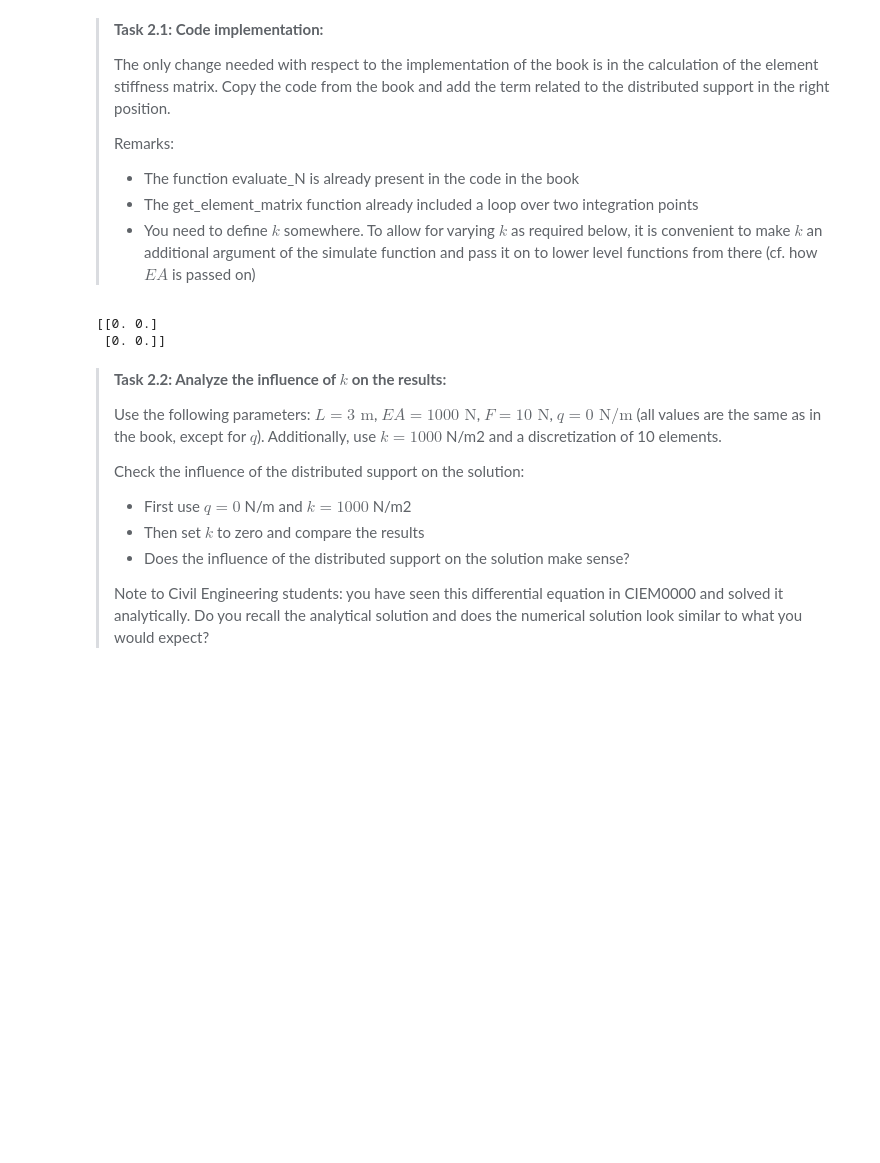
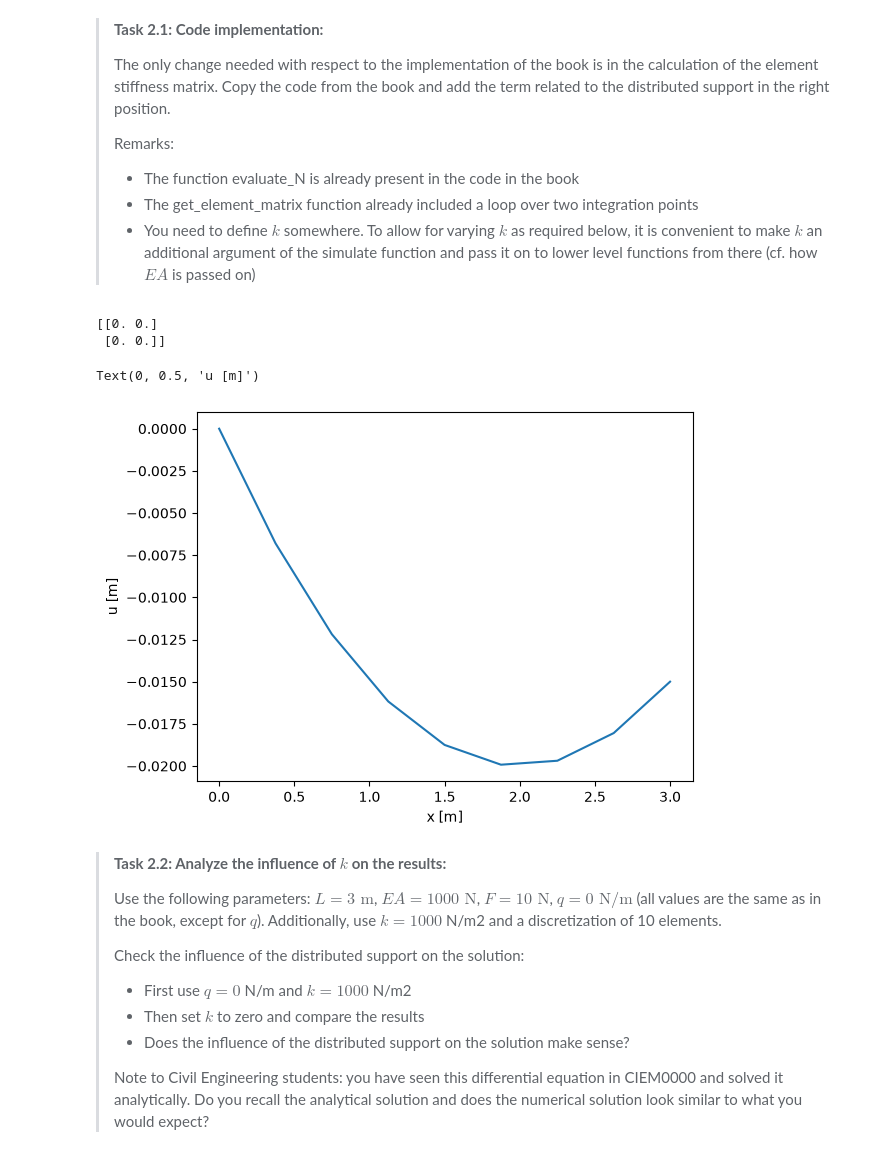
Before and after one commit to Tony-Davison/WS2.2, a Jupyter notebook: all_files_WS_2_2/WS_2_2.ipynb, the cells around one changed output. Cells and saved outputs as stored; diff of their text form; code cells hidden in the pictures; blank space fills up the shorter version.

```diff
--- a/all_files_WS_2_2/WS_2_2.ipynb
+++ b/all_files_WS_2_2/WS_2_2.ipynb
@@ -90,7 +90,7 @@ def get_element_matrix(EA,k, dx):
     for x_i, w_i in zip(integration_locations, integration_weights):
         B = evaluate_B(x_i, dx)
         N = evaluate_N(x_i,dx)
-        K_loc += EA * B.T @ B * w_i + k * N.T @ N
+        K_loc += (EA * (B.T @ B)  + k * (N.T @ N) )* w_i
 
     return K_loc
 
@@ -116,22 +116,22 @@ def get_element_force(q, dx):
     return f_loc
 
 def get_nodes_for_element(ie):
+
     return np.array([ie,ie+1])
 
-elnodes = get_nodes_for_element(i)
-K_global[np.ix_(elnodes, elnodes)] += get_element_matrix(EA, dx)
+
 
 # - The length of the rod "rod_length"
 # - The number of elements "n_el"
 # - The stiffness of the rod "EA"
-def assemble_global_K(rod_length, n_el, EA):
+def assemble_global_K(rod_length, n_el, EA, k):
     n_DOF = n_el+1
     dx = rod_length/n_el
     K_global = np.zeros((n_DOF, n_DOF))
 
     for i in range(n_el):
         elnodes = get_nodes_for_element(i)
-        K_global[np.ix_(elnodes,elnodes)] += get_element_matrix(EA, dx)
+        K_global[np.ix_(elnodes,elnodes)] += get_element_matrix(EA, k,dx)
 
     return K_global
 
@@ -149,6 +149,48 @@ def assemble_global_f(rod_length, n_el, q):
         f_global[elnodes] += get_element_force(q, dx)
 
     return f_global
+# %%
+def simulate(n_element,
+             k,
+             q_load,  # number of elements
+             length=3,     # length of the domain
+             EA=1e3,       # axial stiffness
+             F_right=10,   # load applied at x=L
+
+               # distributed load
+    ):
+
+    n_node = n_element + 1 # number of nodes
+
+    dx = length/n_element
+    x = np.linspace(0,length,n_node)
+
+    # Assmemble K for the rod problem
+    K = assemble_global_K(length, n_element, EA,k)
+
+    # Assemble f first with distributed load only
+    f = assemble_global_f(length, n_element, q_load)
+
+    # Add boundary conditions to f
+    f[n_node-1] += F_right
+
+    # Initialize vector u with displacements
+    u = np.zeros(n_node)
+
+    # Solve the system for unknown displacements
+    K_inv = np.linalg.inv(K[1:n_node, 1:n_node])
+    u[1:n_node] = np.dot(K_inv, f[1:n_node])
+
+    return x, u
+
+x, u = simulate(8,0,-10)
+plt.figure()
+plt.plot(x,u)
+plt.xlabel('x [m]')
+plt.ylabel('u [m]')
+# %% [output]
+Text(0, 0.5, 'u [m]')
+[figure, added]
 # %% [markdown]
 > **Task 2.2: Analyze the influence of $k$ on the results:**
 >
```
Also changed, not shown: parts of 3 cells of this notebook.
